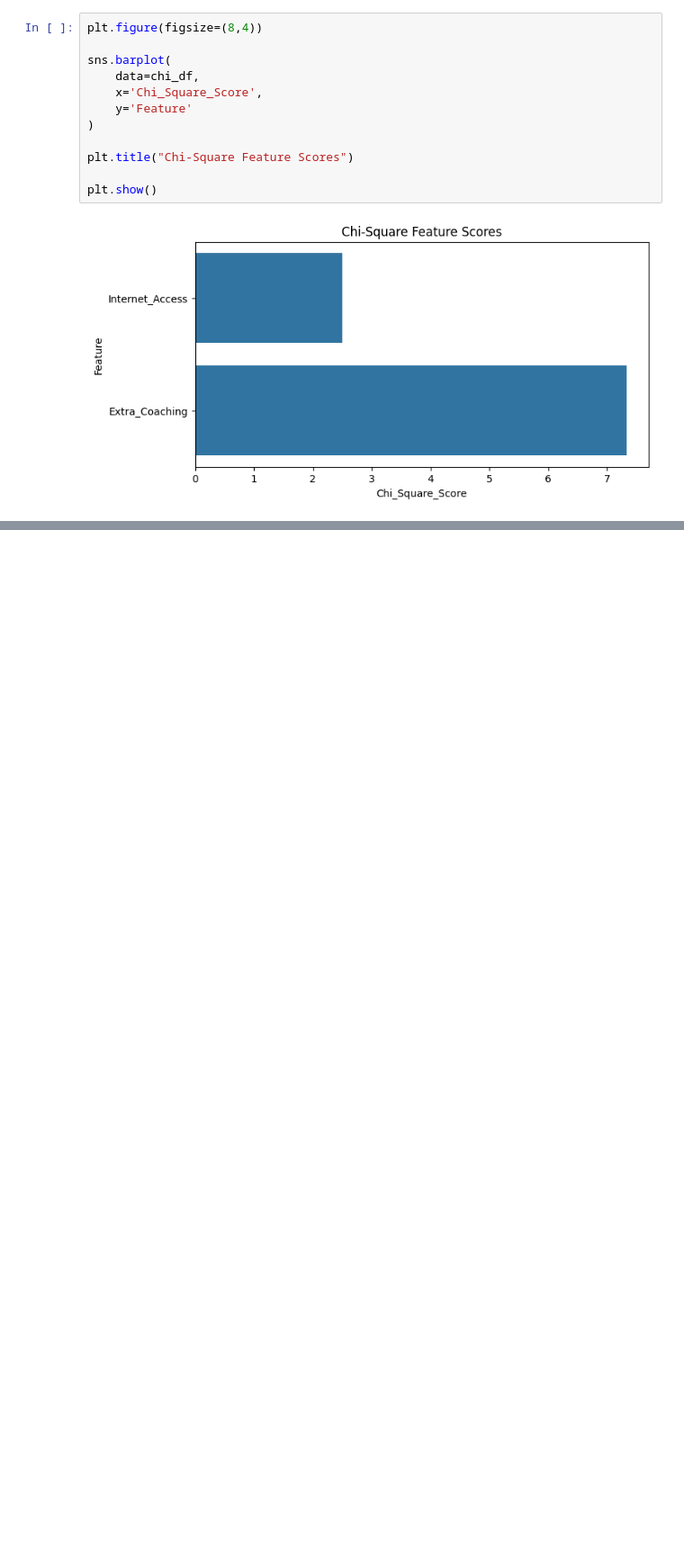
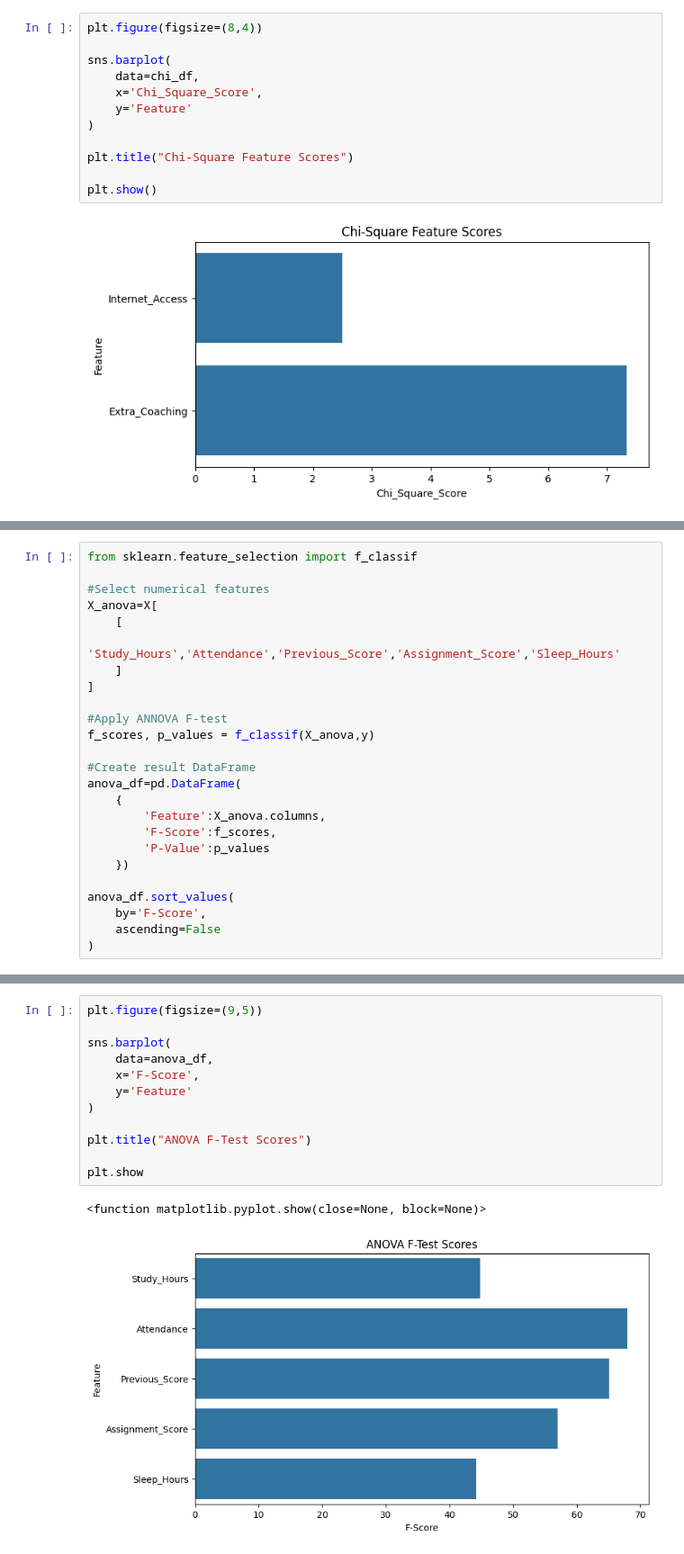
Before and after one commit to skarchana-ai/Machine-Learning, a Jupyter notebook: Feature_Selection.ipynb, the cells around one changed output, grey strips where cells are left out. Shown at 90% size. Cells and saved outputs as stored; diff of their text form; blank space fills up the shorter version.

```diff
--- a/Feature_Selection.ipynb
+++ b/Feature_Selection.ipynb
@@ -432,0 +435,25 @@ plt.show()
+# %%
+from sklearn.feature_selection import f_classif
+
+#Select numerical features
+X_anova=X[
+    [
+        'Study_Hours','Attendance','Previous_Score','Assignment_Score','Sleep_Hours'
+    ]
+]
+
+#Apply ANNOVA F-test
+f_scores, p_values = f_classif(X_anova,y)
+
+#Create result DataFrame
+anova_df=pd.DataFrame(
+    {
+        'Feature':X_anova.columns,
+        'F-Score':f_scores,
+        'P-Value':p_values
+    })
+
+anova_df.sort_values(
+    by='F-Score',
+    ascending=False
+)
@@ -432,0 +473,15 @@ plt.show()
+# %%
+plt.figure(figsize=(9,5))
+
+sns.barplot(
+    data=anova_df,
+    x='F-Score',
+    y='Feature'
+)
+
+plt.title("ANOVA F-Test Scores")
+
+plt.show
+# %% [output]
+<function matplotlib.pyplot.show(close=None, block=None)>
+[figure, added]
```
Also changed, not shown: parts of 9 cells of this notebook.
